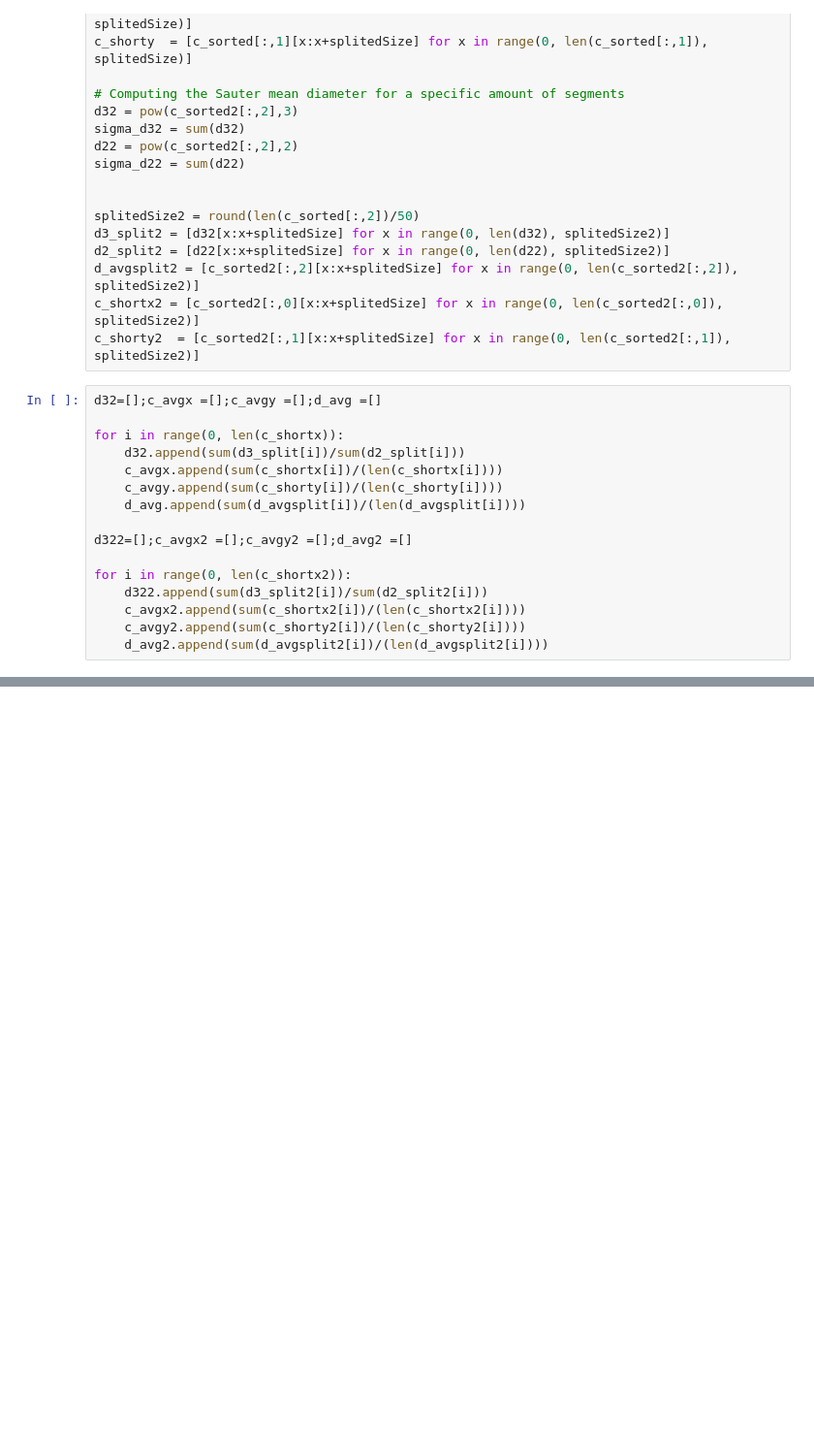
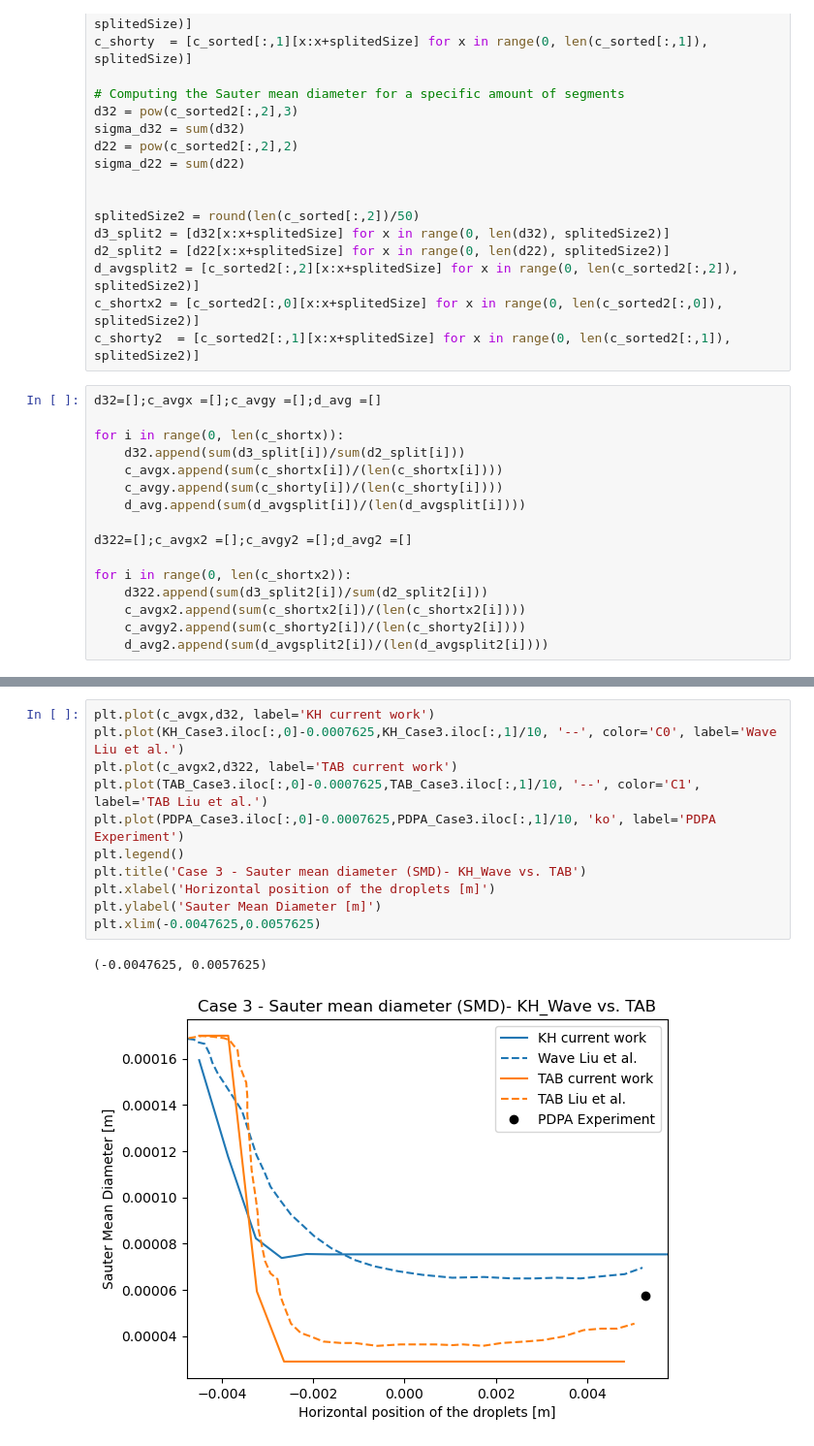
Before and after one commit to hamedeo/gasAtomizer, a Jupyter notebook: run/secondary_breakup/secondaryBreakupBenz/BenzResults/Comparison.ipynb, the cells around one changed output, grey strips where cells are left out. Shown at 97% size. Cells and saved outputs as stored; diff of their text form; blank space fills up the shorter version.

```diff
--- a/run/secondary_breakup/secondaryBreakupBenz/BenzResults/Comparison.ipynb
+++ b/run/secondary_breakup/secondaryBreakupBenz/BenzResults/Comparison.ipynb
@@ -273,0 +275,14 @@ plt.xlim(-0.0047625,0.0057625)
+# %%
+plt.plot(c_avgx,d32, label='KH current work')
+plt.plot(KH_Case3.iloc[:,0]-0.0007625,KH_Case3.iloc[:,1]/10, '--', color='C0', label='Wave Liu et al.')
+plt.plot(c_avgx2,d322, label='TAB current work')
+plt.plot(TAB_Case3.iloc[:,0]-0.0007625,TAB_Case3.iloc[:,1]/10, '--', color='C1', label='TAB Liu et al.')
+plt.plot(PDPA_Case3.iloc[:,0]-0.0007625,PDPA_Case3.iloc[:,1]/10, 'ko', label='PDPA Experiment')
+plt.legend()
+plt.title('Case 3 - Sauter mean diameter (SMD)- KH_Wave vs. TAB')
+plt.xlabel('Horizontal position of the droplets [m]')
+plt.ylabel('Sauter Mean Diameter [m]')
+plt.xlim(-0.0047625,0.0057625)
+# %% [output]
+(-0.0047625, 0.0057625)
+[figure, added]
```
Also changed, not shown: parts of 8 cells of this notebook, 8 other files.
